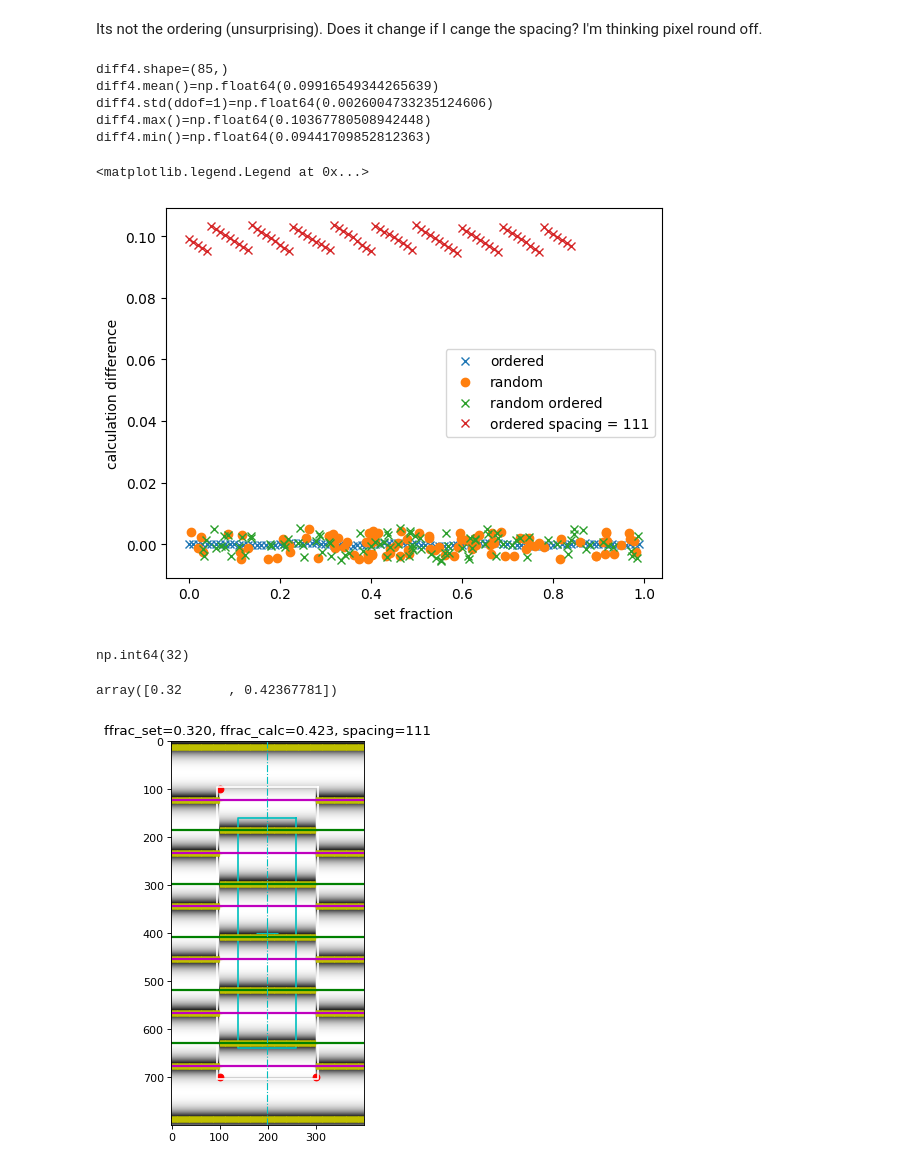
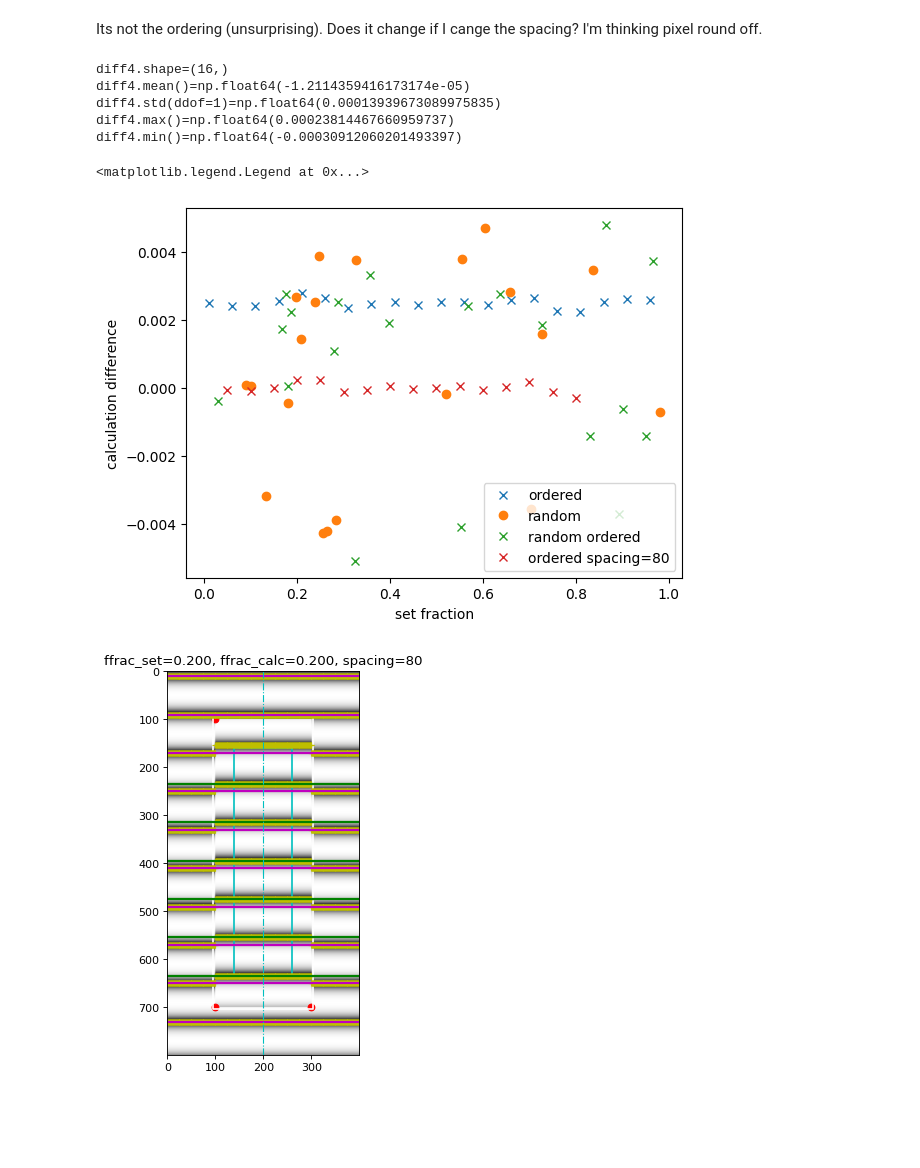
Before and after one commit to MSLNZ/ls-fringeapp, a Jupyter notebook: notebooks/18_synthetic_fringe_images_debug.ipynb, the cells around one changed output. Drawn from its saved outputs; the diff is of its cells as text; code cells hidden in the pictures; blank space fills up the shorter version.

```diff
--- a/notebooks/18_synthetic_fringe_images_debug.ipynb
+++ b/notebooks/18_synthetic_fringe_images_debug.ipynb
@@ -26,10 +30,10 @@ Equipment Register loaded from /home/elfnor/gits/Length_Stds_Equipment_Register/
 # test every 0.1 of a fringe
 img_size = (800, 400)
 gb_size = (600, 200)
-spacing = 100
+spacing = 80
 offset = 0
 ffracs1 = []
-for ffrac_set in np.arange(0, 1, 0.01):
+for ffrac_set in np.arange(0 + margin, 1 - margin, 0.05):
     a1, gb_yx = si.synthetic_image_with_gauge(
         spacing,
         offset,
@@ -57,8 +61,8 @@ diff1.min()=np.float64(-0.0005072022651207986)
 # %%
 # pick fringe fraction randommly between 0+e, 1-e to avoid rollover non-equivalence
-n_tests = 100
+n_tests = 20
 ffracs2 = []
-margin = 0.005
+
 for i in range(n_tests):
     ffrac_set = random.uniform(0.0 + margin, 1.0 - margin)
     spacing = 100
@@ -101,7 +105,7 @@ plt.legend()
 This is crazy unordered results have 10 times larger spread than ordered!!!!
 # %%
 # stupidly create a random vector and sort it
-ffrac_sorted = np.random.uniform(0.0 + margin, 1.0 - margin, 100)
+ffrac_sorted = np.random.uniform(0.0 + margin, 1.0 - margin, 20)
 ffrac_sorted.sort()
 # %%
 ffracs3 = []
@@ -143,12 +147,10 @@ plt.legend()
 # %% [markdown]
 Its not the ordering (unsurprising). Does it change if I cange the spacing? I'm thinking pixel round off.
 # %%
-# test every 0.1 of a fringe
-
-spacing = 111
+spacing = 80
 
 ffracs4 = []
-for ffrac_set in np.arange(0, 0.85, 0.01):
+for ffrac_set in np.arange(0.05, 0.85, 0.05):
     a1, gb_yx = si.synthetic_image_with_gauge(
         spacing,
         offset,
@@ -168,48 +170,41 @@ print(f"{diff4.std(ddof=1)=}")
 print(f"{diff4.max()=}")
 print(f"{diff4.min()=}")
 # %% [output]
-diff4.shape=(85,)
-diff4.mean()=np.float64(0.09916549344265639)
-diff4.std(ddof=1)=np.float64(0.0026004733235124606)
-diff4.max()=np.float64(0.10367780508942448)
-diff4.min()=np.float64(0.09441709852812363)
+diff4.shape=(16,)
+diff4.mean()=np.float64(-1.2114359416173174e-05)
+diff4.std(ddof=1)=np.float64(0.00013939673089975835)
+diff4.max()=np.float64(0.00023814467660959737)
+diff4.min()=np.float64(-0.00030912060201493397)
 # %%
 plt.plot(ffracs1[:, 0], diff1, "x", label="ordered")
 plt.plot(ffracs2[:, 0], diff2, "o", label="random")
 plt.plot(ffracs3[:, 0], diff3, "x", label="random ordered")
-plt.plot(ffracs4[:, 0], diff4, "x", label="ordered spacing = 111")
+plt.plot(ffracs4[:, 0], diff4, "x", label=f"ordered {spacing=}")
 plt.xlabel("set fraction")
 plt.ylabel("calculation difference")
 plt.legend()
 # %% [output]
 <matplotlib.legend.Legend at 0x...>
-[figure, old version]
+[figure, new version]
-# %%
-np.argmax(diff4)
-# %% [output]
-np.int64(32)
-# %%
-ffracs4[32, :]
-# %% [output]
-array([0.32      , 0.42367781])
 # %%
-ffrac_set = 0.32
+# look at max diff from previous calc
+ffrac_set = ffracs4[np.argmax(diff4), 0]
 spaing = 111
 offset = 10
 a1, gb_yx = si.synthetic_image_with_gauge(
     spacing,
     offset,
     ffrac_set,
     img_size,
     gb_size,
 )
 ffrac_calc, drawdata = fp.array2frac(a1, gb_yx, drawinfo=True)
 fig = plt.figure(figsize=(6, 6), dpi=80)
 axes = fig.add_axes([0.1, 0.1, 0.8, 0.8])
 axes.set_title(f"{ffrac_set=:.3f}, {ffrac_calc=:.3f}, {spacing=}")
 ph.draw_gauge(axes, a1, drawdata)
 # %% [output]
-[figure, old version]
+[figure, new version]
 # %%
 plt.imshow(a1)
 plt.axis("image")
```
Also changed, not shown: parts of 32 cells of this notebook, 1 other file.
